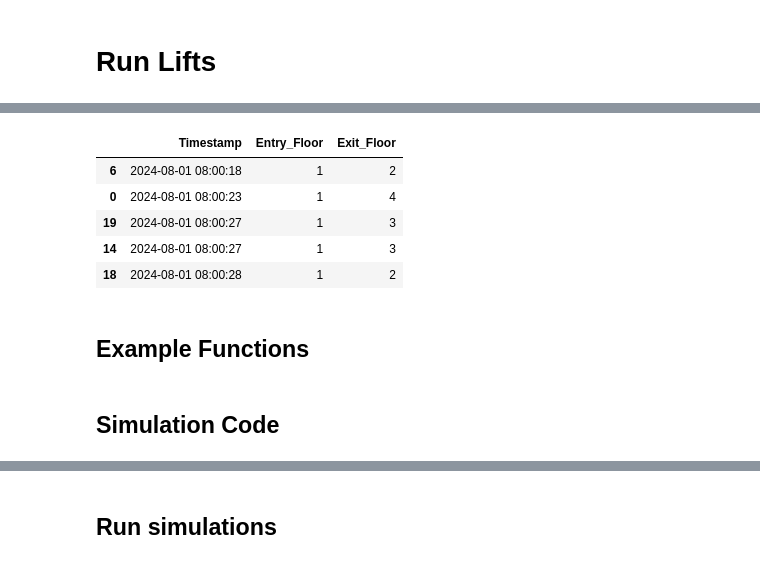
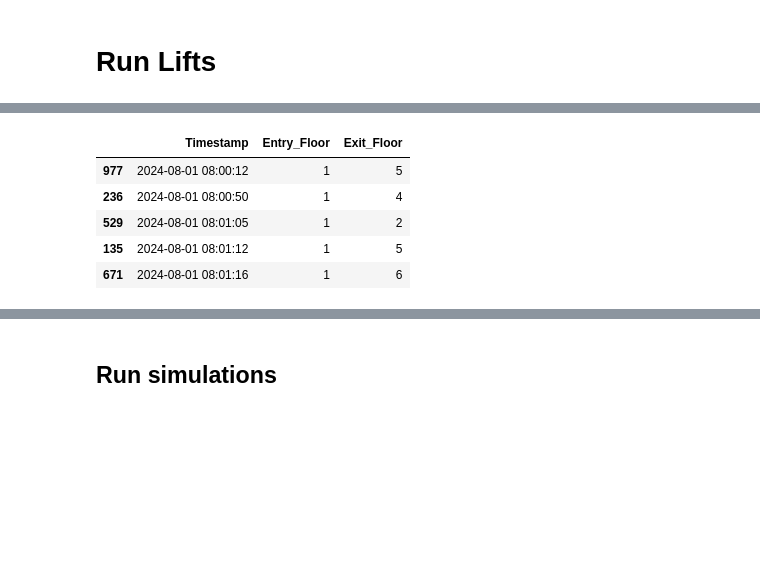
Before and after one commit to uncultivate/elevator-master, a Jupyter notebook: run_lifts.ipynb, the cells around one changed output, grey strips where cells are left out. Saved outputs shown, nothing was run; the diff lists cells and outputs as text; code cells hidden in the pictures; blank space fills up the shorter version.

```diff
--- a/run_lifts.ipynb
+++ b/run_lifts.ipynb
@@ -57,11 +81,0 @@ df = pd.DataFrame(data, columns=['Timestamp', 'Entry_Floor', 'Exit_Floor']).sort
-# %%
-df.head()
-# %% [output]
-|  | Timestamp | Entry_Floor | Exit_Floor |
-| 6 | 2024-08-01 08:00:18 | 1 | 2 |
-| 0 | 2024-08-01 08:00:23 | 1 | 4 |
-| 19 | 2024-08-01 08:00:27 | 1 | 3 |
-| 14 | 2024-08-01 08:00:27 | 1 | 3 |
-| 18 | 2024-08-01 08:00:28 | 1 | 2 |
-# %% [markdown]
-## Example Functions
@@ -94,2 +81,0 @@ def baseline_algorithm(elev_pop, floor_population, floors, elevator_floor, t_flo
-# %% [markdown]
-## Simulation Code
@@ -290,0 +82,10 @@ def single_simulation(algorithm, data, floors, max_elevator_capacity=6, animate=
+# %%
+entries_df = create_entries_df(num_entries, floors, start_date, end_date)
+entries_df.head()
+# %% [output]
+|  | Timestamp | Entry_Floor | Exit_Floor |
+| 977 | 2024-08-01 08:00:12 | 1 | 5 |
+| 236 | 2024-08-01 08:00:50 | 1 | 4 |
+| 529 | 2024-08-01 08:01:05 | 1 | 2 |
+| 135 | 2024-08-01 08:01:12 | 1 | 5 |
+| 671 | 2024-08-01 08:01:16 | 1 | 6 |
```
Also changed, not shown: parts of 19 cells of this notebook, 5 other files.
